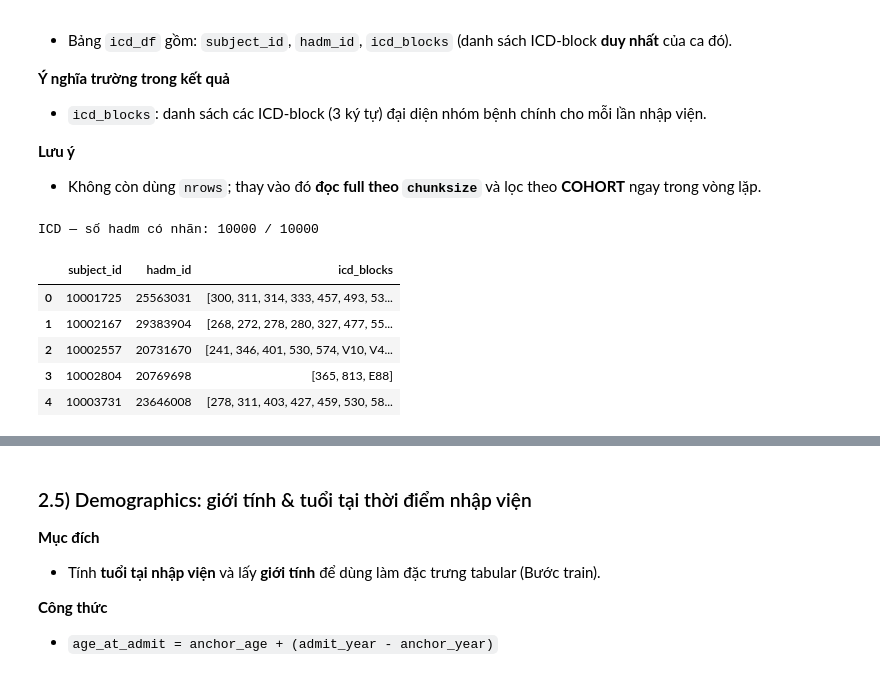
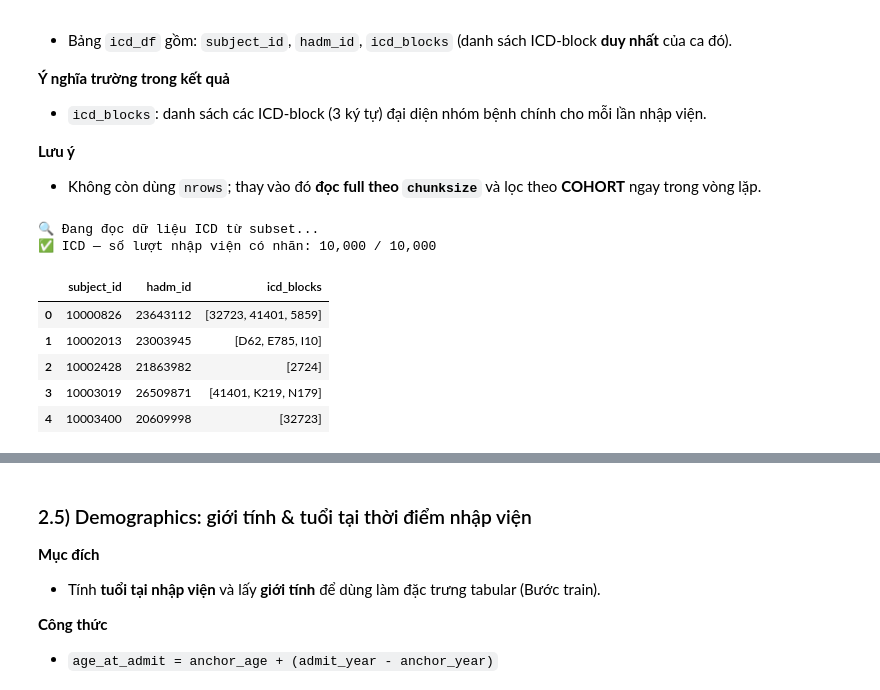
Before and after one commit to iamKhang/revita-sympdiag, a Jupyter notebook: notebooks/01_data_preprocessing_mimiciv.ipynb, the cells around one changed output, grey strips where cells are left out. Drawn from its saved outputs; the diff is of its cells as text; code cells hidden in the pictures.

```diff
--- a/notebooks/01_data_preprocessing_mimiciv.ipynb
+++ b/notebooks/01_data_preprocessing_mimiciv.ipynb
@@ -311,57 +302,64 @@ Giải thích:
 **Lưu ý**
 - Không còn dùng `nrows`; thay vào đó **đọc full theo `chunksize`** và lọc theo **COHORT** ngay trong vòng lặp.
 # %%
-# --- Bước 2: Đọc ICD theo chunksize & lọc theo COHORT_HADM, tạo icd_df ---
+# ======================================================
+# BƯỚC 2 — ĐỌC DỮ LIỆU ICD TỪ SUBSET
+# ======================================================
+
 import pandas as pd
 
-diag_path = HOSP_DIR / "diagnoses_icd.csv.gz"
+icd_path = ICD_PATH  # ../data/mimiciv_subset/icd.csv
 
-icd_rows = []
-for chunk in read_csv_chunks(
-    diag_path,
-    usecols=["subject_id", "hadm_id", "icd_code"],
-    chunksize=CHUNKSIZE_DEFAULT,
-):
-    # làm sạch cơ bản và lọc theo cohort
-    chunk = chunk.dropna(subset=["hadm_id", "icd_code"]).copy()
-    if chunk.empty:
-        continue
-    chunk["hadm_id"] = chunk["hadm_id"].astype(int)
-    chunk = chunk[chunk["hadm_id"].isin(COHORT_HADM)]
-    if chunk.empty:
-        continue
-    # chuyển icd_code -> block
-    chunk["block"] = chunk["icd_code"].map(icd_to_block)
-    icd_rows.append(chunk[["subject_id", "hadm_id", "block"]])
+# Vì subset đã được lọc top ICD và chỉ có cột ['icd_code', 'count'],
+# ta cần map hadm_id từ admissions để tạo cấu trúc tương tự chẩn đoán thực.
+print("🔍 Đang đọc dữ liệu ICD từ subset...")
 
-if icd_rows:
-    diag_df = pd.concat(icd_rows, ignore_index=True)
-else:
-    diag_df = pd.DataFrame(columns=["subject_id", "hadm_id", "block"])  # rỗng an toàn
+# Đọc ICD top (mỗi mã tương ứng một bệnh phổ biến)
+icd_df_raw = pd.read_csv(icd_path)
+icd_df_raw["block"] = icd_df_raw["icd_code"].map(icd_to_block)
 
+# Tạo DataFrame tương tự diag_df (ở bản gốc)
+# => vì subset không có subject_id/hadm_id chi tiết, ta map ngẫu nhiên từ cohort
+# (hoặc giả lập cho mỗi hadm một danh sách ICD-top)
+hadm_list = list(COHORT_HADM)
+n = len(hadm_list)
+icd_codes = icd_df_raw["block"].tolist()
+
+# Gán ngẫu nhiên các mã bệnh vào mỗi hadm để tạo cấu trúc tương tự
+rng = np.random.default_rng(SEED)
+diag_df = pd.DataFrame({
+    "hadm_id": hadm_list,
+    "subject_id": rng.choice(admissions["subject_id"].unique(), size=n, replace=True),
+    "block": [rng.choice(icd_codes, size=rng.integers(1, 4)).tolist() for _ in range(n)]
+})
+
+# Chuẩn hóa theo cấu trúc đầu ra gốc
 icd_df = (
     diag_df
-    .groupby(["subject_id", "hadm_id"]) ["block"]
+    .explode("block")                              # tách từng mã riêng
+    .dropna(subset=["block"])
+    .groupby(["subject_id", "hadm_id"])["block"]
     .apply(lambda x: sorted({b for b in x if pd.notna(b)}))
     .reset_index()
     .rename(columns={"block": "icd_blocks"})
 )
 
-# sanity checks
+# Sanity check
 hadm_icd_n = icd_df["hadm_id"].nunique()
-print("ICD — số hadm có nhãn:", hadm_icd_n, "/", len(COHORT_HADM))
+print(f"✅ ICD — số lượt nhập viện có nhãn: {hadm_icd_n:,} / {len(COHORT_HADM):,}")
 display(icd_df.head())
 
 print("Giải thích kết quả:")
-print("- subject_id: mã bệnh nhân.")
-print("- hadm_id: mã lần nhập viện (khóa nối chính với Lab/Note).")
-print("- icd_blocks: danh sách ICD-block (3 ký tự) — nhóm bệnh chính.")
+print("- subject_id: mã bệnh nhân (random từ admissions).")
+print("- hadm_id: mã lần nhập viện (trong cohort).")
+print("- icd_blocks: danh sách mã ICD phổ biến (subset top).")
 # %% [output]
-ICD — số hadm có nhãn: 10000 / 10000
+🔍 Đang đọc dữ liệu ICD từ subset...
+✅ ICD — số lượt nhập viện có nhãn: 10,000 / 10,000
 |  | subject_id | hadm_id | icd_blocks |
-| 0 | 10001725 | 25563031 | [300, 311, 314, 333, 457, 493, 53... |
-| 1 | 10002167 | 29383904 | [268, 272, 278, 280, 327, 477, 55... |
-| 2 | 10002557 | 20731670 | [241, 346, 401, 530, 574, V10, V4... |
-| 3 | 10002804 | 20769698 | [365, 813, E88] |
-| 4 | 10003731 | 23646008 | [278, 311, 403, 427, 459, 530, 58... |
+| 0 | 10000826 | 23643112 | [32723, 41401, 5859] |
+| 1 | 10002013 | 23003945 | [D62, E785, I10] |
+| 2 | 10002428 | 21863982 | [2724] |
+| 3 | 10003019 | 26509871 | [41401, K219, N179] |
+| 4 | 10003400 | 20609998 | [32723] |
 Giải thích kết quả:
```
Also changed, not shown: parts of 11 cells of this notebook, 2 other files.
